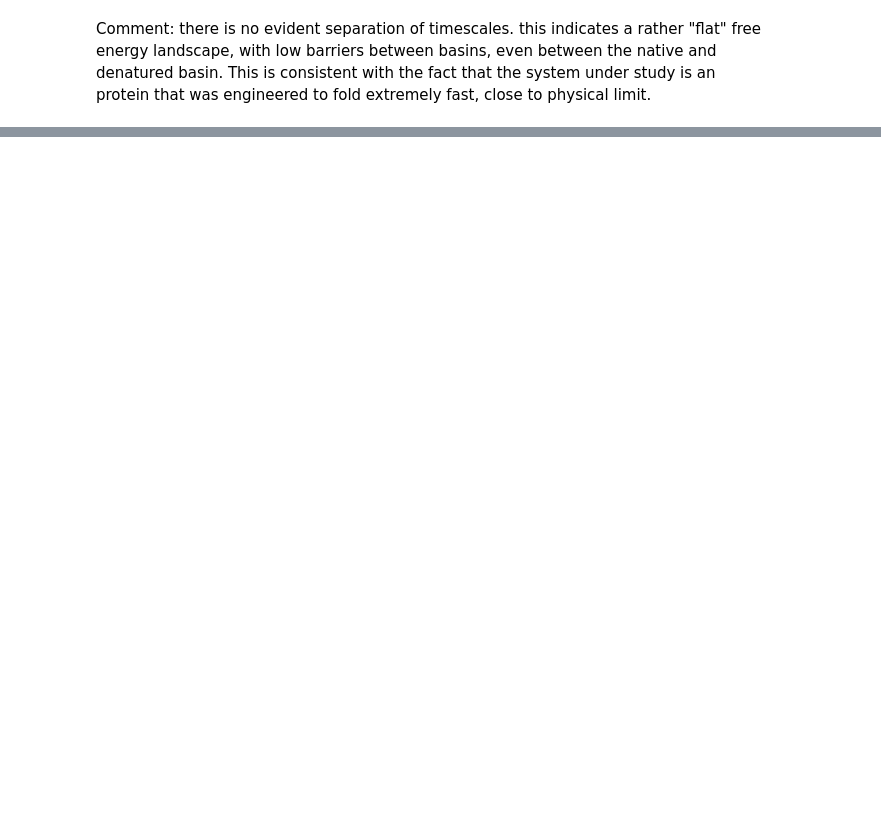
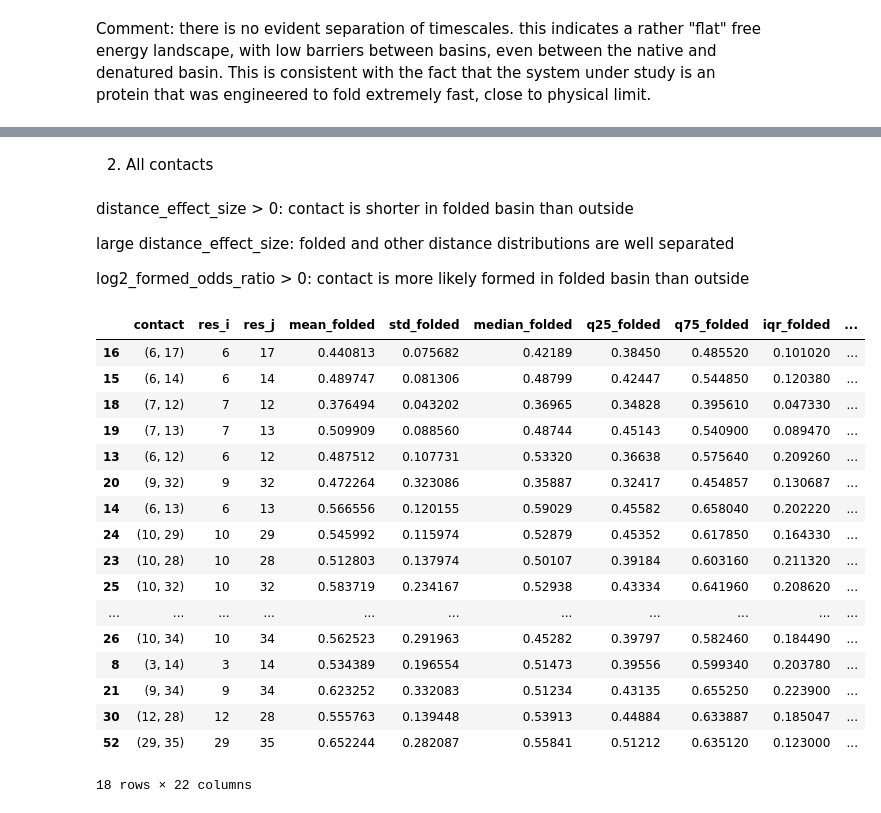
Before and after one commit to miriamzara/MSM, a Jupyter notebook: root/notebooks/step_4_NEW_analysis.ipynb, the cells around one changed output, grey strips where cells are left out. Saved outputs shown, nothing was run; the diff lists cells and outputs as text; code cells hidden in the pictures; blank space fills up the shorter version.

```diff
--- a/root/notebooks/step_4_NEW_analysis.ipynb
+++ b/root/notebooks/step_4_NEW_analysis.ipynb
@@ -732,0 +735,11 @@ transition_overlap
+# %%
+def summarize_contact_array(x, cutoff):
+    return {
+        "mean": np.mean(x),
+        "std": np.std(x),
+        "median": np.median(x),
+        "q25": np.quantile(x, 0.25),
+        "q75": np.quantile(x, 0.75),
+        "iqr": np.quantile(x, 0.75) - np.quantile(x, 0.25),
+        "formed_fraction": np.mean(x < cutoff),
+    }
@@ -732,0 +830,2 @@ transition_overlap
+# %% [markdown]
+2. All contacts
@@ -732,0 +900,67 @@ transition_overlap
+# %% [markdown]
+distance_effect_size > 0:
+    contact is shorter in folded basin than outside
+
+large distance_effect_size:
+    folded and other distance distributions are well separated
+
+log2_formed_odds_ratio > 0:
+    contact is more likely formed in folded basin than outside
+# %%
+all_contact_df["folded_contact_score"] = (
+    all_contact_df["delta_formed_folded_minus_other"]
+    + 0.25 * all_contact_df["distance_effect_size"]
+    - 0.5 * all_contact_df["iqr_folded"]
+)
+# %%
+ranked_contacts = all_contact_df.sort_values(
+    "folded_contact_score",
+    ascending=False
+)
+
+ranked_contacts[
+    [
+        "contact",
+        "res_i",
+        "res_j",
+        "mean_folded",
+        "mean_other",
+        "formed_fraction_folded",
+        "formed_fraction_other",
+        "delta_formed_folded_minus_other",
+        "distance_effect_size",
+        "iqr_folded",
+        "folded_contact_score",
+    ]
+].head(30)
+
+most_different_contacts = all_contact_df[
+    (all_contact_df["formed_fraction_folded"] > 0.7) &
+    (all_contact_df["formed_fraction_other"] < 0.4) &
+    (all_contact_df["delta_formed_folded_minus_other"] > 0.4) &
+    (all_contact_df["distance_effect_size"] > 1.0)
+].sort_values(
+    "folded_contact_score",
+    ascending=False
+)
+
+most_different_contacts
+# %% [output]
+|  | contact | res_i | res_j | mean_folded | std_folded | median_folded | q25_folded | q75_folded | iqr_folded | ... |
+| 16 | (6, 17) | 6 | 17 | 0.440813 | 0.075682 | 0.42189 | 0.38450 | 0.485520 | 0.101020 | ... |
+| 15 | (6, 14) | 6 | 14 | 0.489747 | 0.081306 | 0.48799 | 0.42447 | 0.544850 | 0.120380 | ... |
+| 18 | (7, 12) | 7 | 12 | 0.376494 | 0.043202 | 0.36965 | 0.34828 | 0.395610 | 0.047330 | ... |
+| 19 | (7, 13) | 7 | 13 | 0.509909 | 0.088560 | 0.48744 | 0.45143 | 0.540900 | 0.089470 | ... |
+| 13 | (6, 12) | 6 | 12 | 0.487512 | 0.107731 | 0.53320 | 0.36638 | 0.575640 | 0.209260 | ... |
+| 20 | (9, 32) | 9 | 32 | 0.472264 | 0.323086 | 0.35887 | 0.32417 | 0.454857 | 0.130687 | ... |
+| 14 | (6, 13) | 6 | 13 | 0.566556 | 0.120155 | 0.59029 | 0.45582 | 0.658040 | 0.202220 | ... |
+| 24 | (10, 29) | 10 | 29 | 0.545992 | 0.115974 | 0.52879 | 0.45352 | 0.617850 | 0.164330 | ... |
+| 23 | (10, 28) | 10 | 28 | 0.512803 | 0.137974 | 0.50107 | 0.39184 | 0.603160 | 0.211320 | ... |
+| 25 | (10, 32) | 10 | 32 | 0.583719 | 0.234167 | 0.52938 | 0.43334 | 0.641960 | 0.208620 | ... |
+| ... | ... | ... | ... | ... | ... | ... | ... | ... | ... | ... |
+| 26 | (10, 34) | 10 | 34 | 0.562523 | 0.291963 | 0.45282 | 0.39797 | 0.582460 | 0.184490 | ... |
+| 8 | (3, 14) | 3 | 14 | 0.534389 | 0.196554 | 0.51473 | 0.39556 | 0.599340 | 0.203780 | ... |
+| 21 | (9, 34) | 9 | 34 | 0.623252 | 0.332083 | 0.51234 | 0.43135 | 0.655250 | 0.223900 | ... |
+| 30 | (12, 28) | 12 | 28 | 0.555763 | 0.139448 | 0.53913 | 0.44884 | 0.633887 | 0.185047 | ... |
+| 52 | (29, 35) | 29 | 35 | 0.652244 | 0.282087 | 0.55841 | 0.51212 | 0.635120 | 0.123000 | ... |
+18 rows × 22 columns
```
Also changed, not shown: parts of 70 cells of this notebook, 2 other files.
